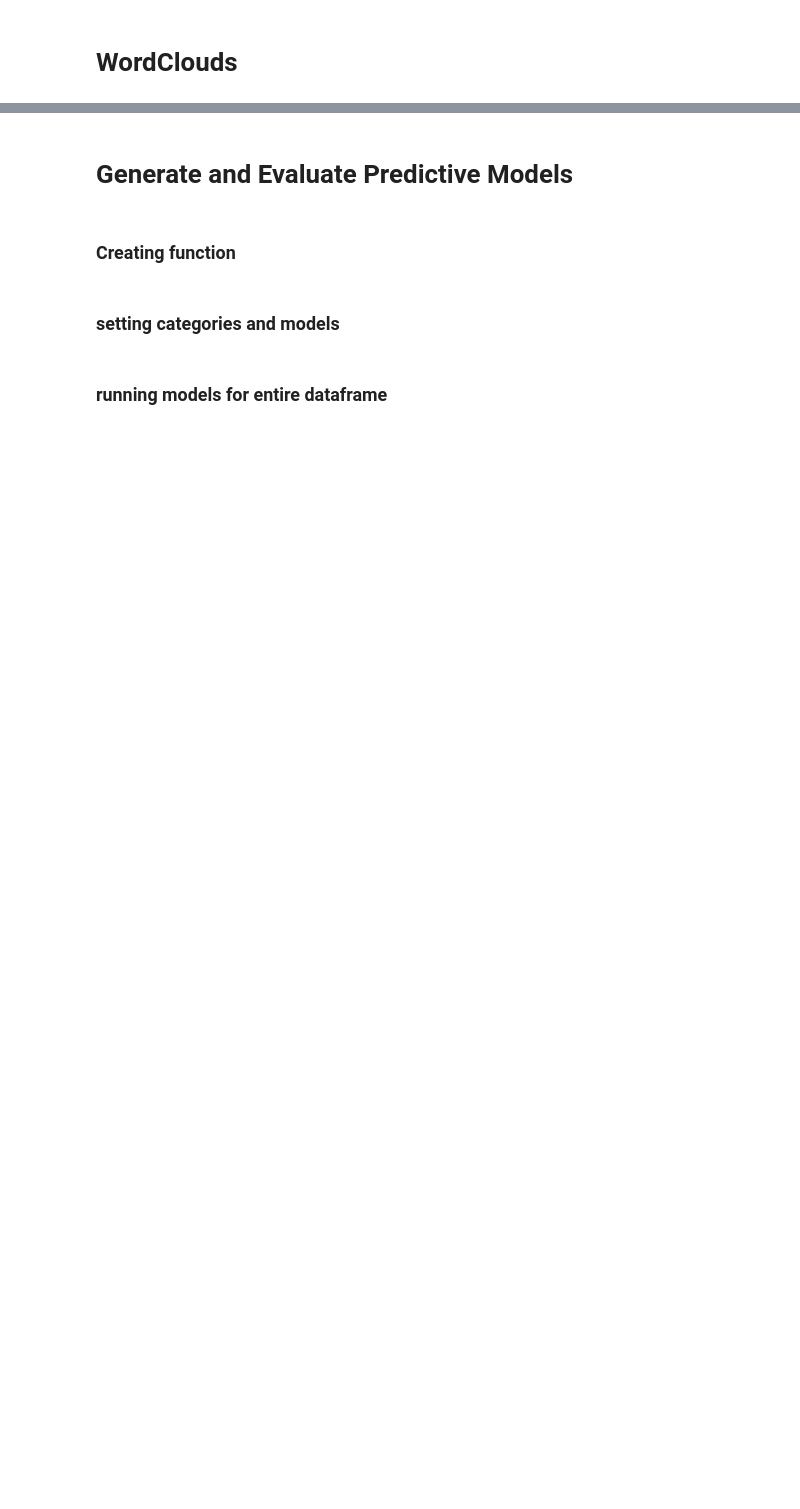
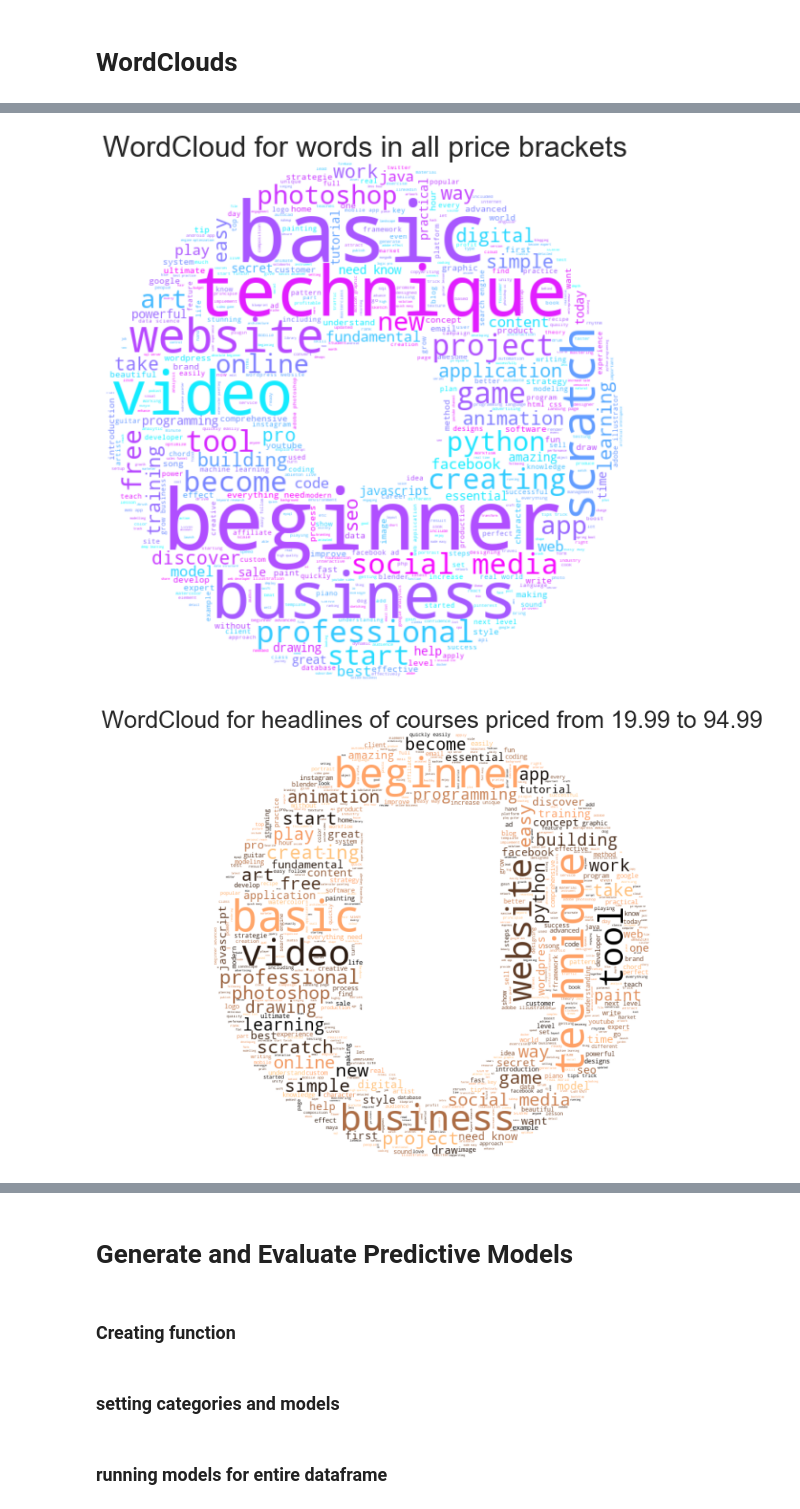
Before and after one commit to MariumS/NLP_Udemy_API, a Jupyter notebook: Full_Notebook.ipynb, the cells around one changed output, grey strips where cells are left out. Drawn from its saved outputs; the diff is of its cells as text; code cells hidden in the pictures; blank space fills up the shorter version.

```diff
--- a/Full_Notebook.ipynb
+++ b/Full_Notebook.ipynb
@@ -430,4 +539,4 @@ my_stopwords = ['a','the','and','of',
                 'on', 'this','that', 'get', 'or','is', 'create',
                 'guide', 'step','make','master','more','will','own',
                'skills', 'design', 'marketing', 'development', 'music', 'lifestyle',
-               'it', 'de', 'all']
+               'it', 'all', 'can','complete']
@@ -452,3 +559,5 @@ def clean_message(message,
 # NLP Exploration
 # %% [markdown]
 ### create seperate dataframes for high priced and low priced courses
+# %%
+data.headline = data.headline.astype(str)
@@ -532,7 +660,7 @@ ________________
 # %% [markdown]
 # WordClouds
 # %%
-def word_cloud(image, data, color_map, title):
+def word_cloud(icon, data, color_map, title):
     '''
     Parameters:
     image: image mask for worldcloud
@@ -545,16 +673,15 @@ def word_cloud(image, data, color_map, title):
 
     '''
 
-    icon = Image.open(image)
     image_mask= Image.new(mode='RGB', size=icon.size, color=(255,255,255))
     image_mask.paste(icon, box=icon)
     rgb_array=np.array(image_mask) #converts image object to array
 
     word_cloud = WordCloud(mask = rgb_array, background_color='white',
-                          max_words=400, colormap=color_map)
+                          max_words=700, colormap=color_map)
     word_cloud.generate(data)
-    plt.figure(figsize=[16,8])
+    plt.figure(figsize=[10,10])
     plt.imshow(word_cloud, interpolation='bilinear')
     plt.axis('off')
-    plt.title(title, size=20)
+    plt.title(title, size=30)
     plt.show()
@@ -568,0 +688,19 @@ word_cloud('data/thumbs-up.png', as_string_l, 'copper', 'WordCloud for headlines
+# %%
+#get image masks
+
+response = requests.get("http://www.clker.com/cliparts/0/3/a/c/11949869011705644705arrow07_4.svg.hi.png")
+img_high = Image.open(BytesIO(response.content))
+
+response = requests.get("http://www.clker.com/cliparts/9/a/2/1/1194986900831913211arrow07_2.svg.hi.png")
+img_low = Image.open(BytesIO(response.content))
+
+response = requests.get("http://www.clker.com/cliparts/Z/D/C/K/B/D/chocolate-donut-revised-hi.png")
+img = Image.open(BytesIO(response.content))
+# %%
+word_cloud(img, as_string, 'cool', 'WordCloud for words in all price brackets' )
+word_cloud(img_low, as_string_l, 'copper', 'WordCloud for headlines of courses priced from {} to {}'.format(l.price.min(), l.price.max()))
+
+word_cloud(img_high, as_string_h, 'ocean', 'WordCloud for headlines of courses priced from {} to {}'.format(h.price.min(), h.price.max()))
+# %% [output]
+[figure, added]
+[figure, added]
```
Also changed, not shown: parts of 54 cells of this notebook.
